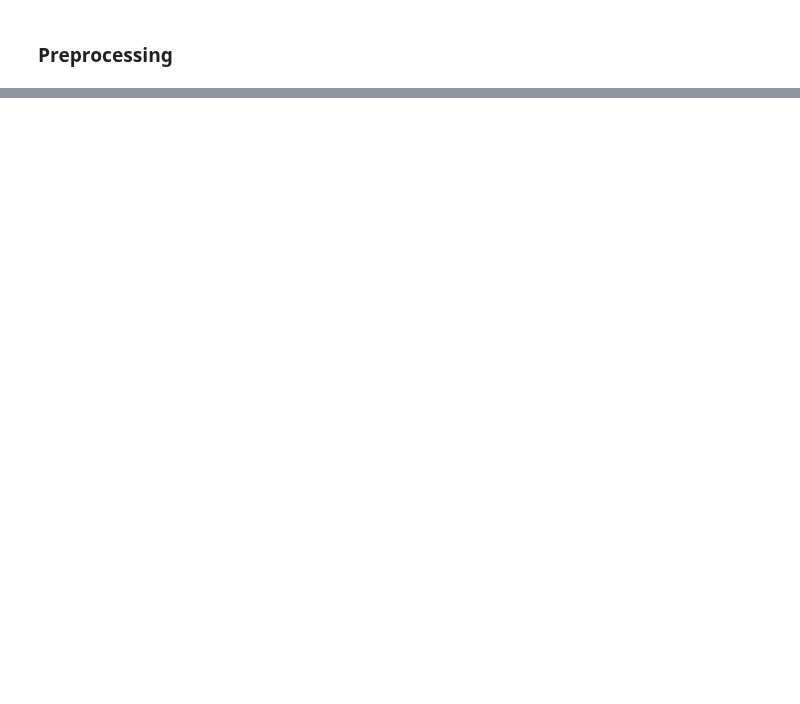
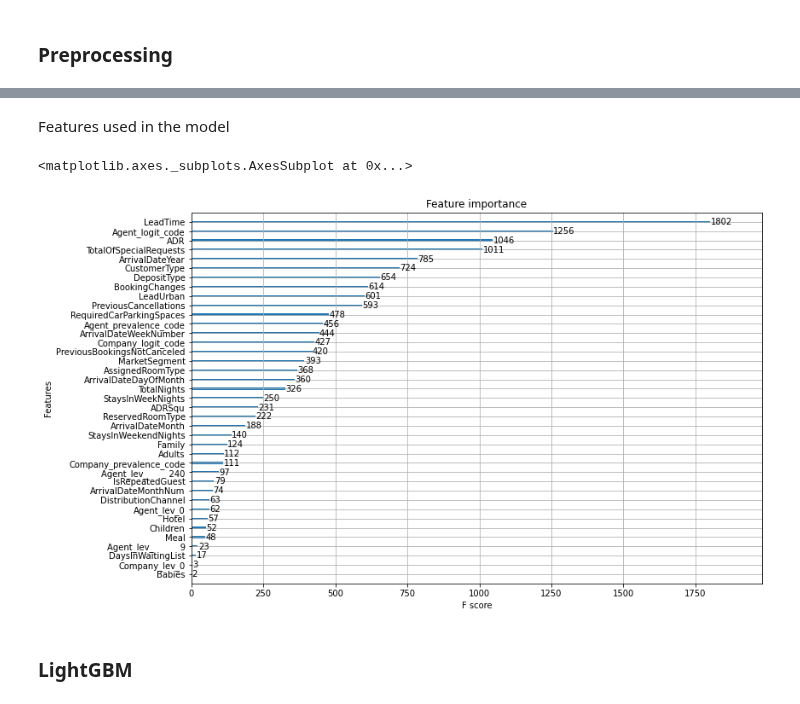
Before and after one commit to alejandromanas/GoogleColab_public, a Jupyter notebook: bookings/code/bookings.ipynb, the cells around one changed output, grey strips where cells are left out. Cells and saved outputs as stored; diff of their text form; code cells hidden in the pictures; blank space fills up the shorter version.

```diff
--- a/bookings/code/bookings.ipynb
+++ b/bookings/code/bookings.ipynb
@@ -41,0 +187,23 @@ array([ 0,  1,  2, 10,  3])
+# %%
+from sklearn.linear_model import LogisticRegression
+
+# Lead Time
+
+x_train, x_test, y_train, y_test = train_test_split(X, Y, test_size=0.10, random_state=42)
+
+feature = 'LeadTime'
+
+print('feature :',feature)
+
+clf = LogisticRegression(random_state=0, solver='lbfgs')
+clf=clf.fit(x_train[[feature]],y_train)
+y_pred = clf.predict(x_train[[feature]])
+y_train= y_train.to_numpy().ravel()
+
+print('coefficient:',clf.coef_)
+print('intercept:',clf.intercept_)
+
+y_pred.shape
+clf_metrics(x_train[[feature]],y_train,clf)
+print('\n Confusion matrix')
+pd.crosstab(y_pred, y_train, rownames=['Actual'], colnames=['Predicted'])
@@ -41,0 +326,14 @@ array([ 0,  1,  2, 10,  3])
+# %% [markdown]
+Features used in the model
+# %%
+#xgbm=model_result_xgboost.best_estimator_
+
+# Plot importance
+#fig, ax = plt.subplots(figsize=(20, 15))
+fig, ax = plt.subplots(figsize=(12, 8))
+xgb.plot_importance(model_result_xgboost.best_estimator_,ax=ax)
+# %% [output]
+<matplotlib.axes._subplots.AxesSubplot at 0x...>
+[figure, added]
+# %% [markdown]
+### LightGBM
```
Also changed, not shown: parts of 22 cells of this notebook.
